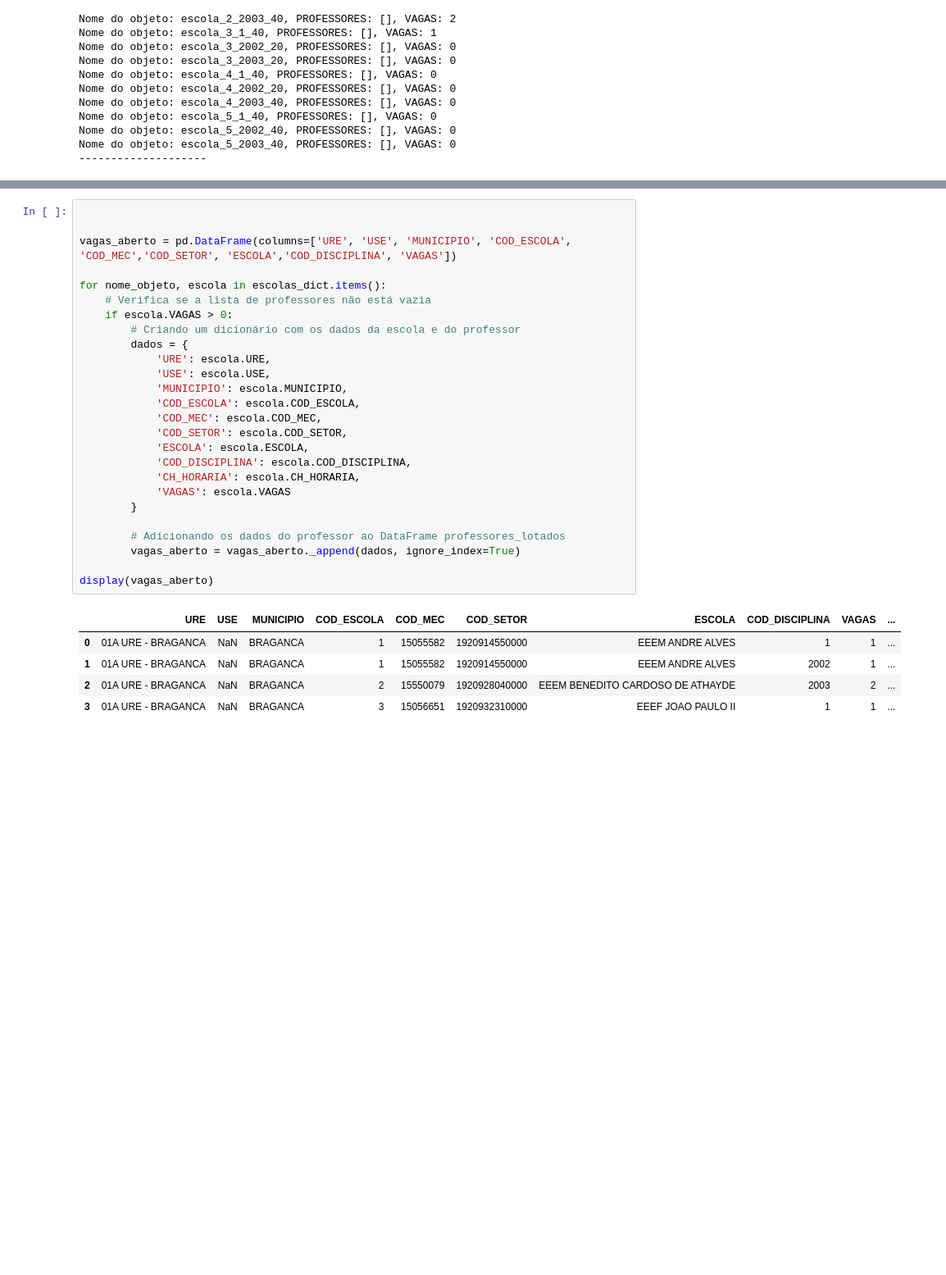
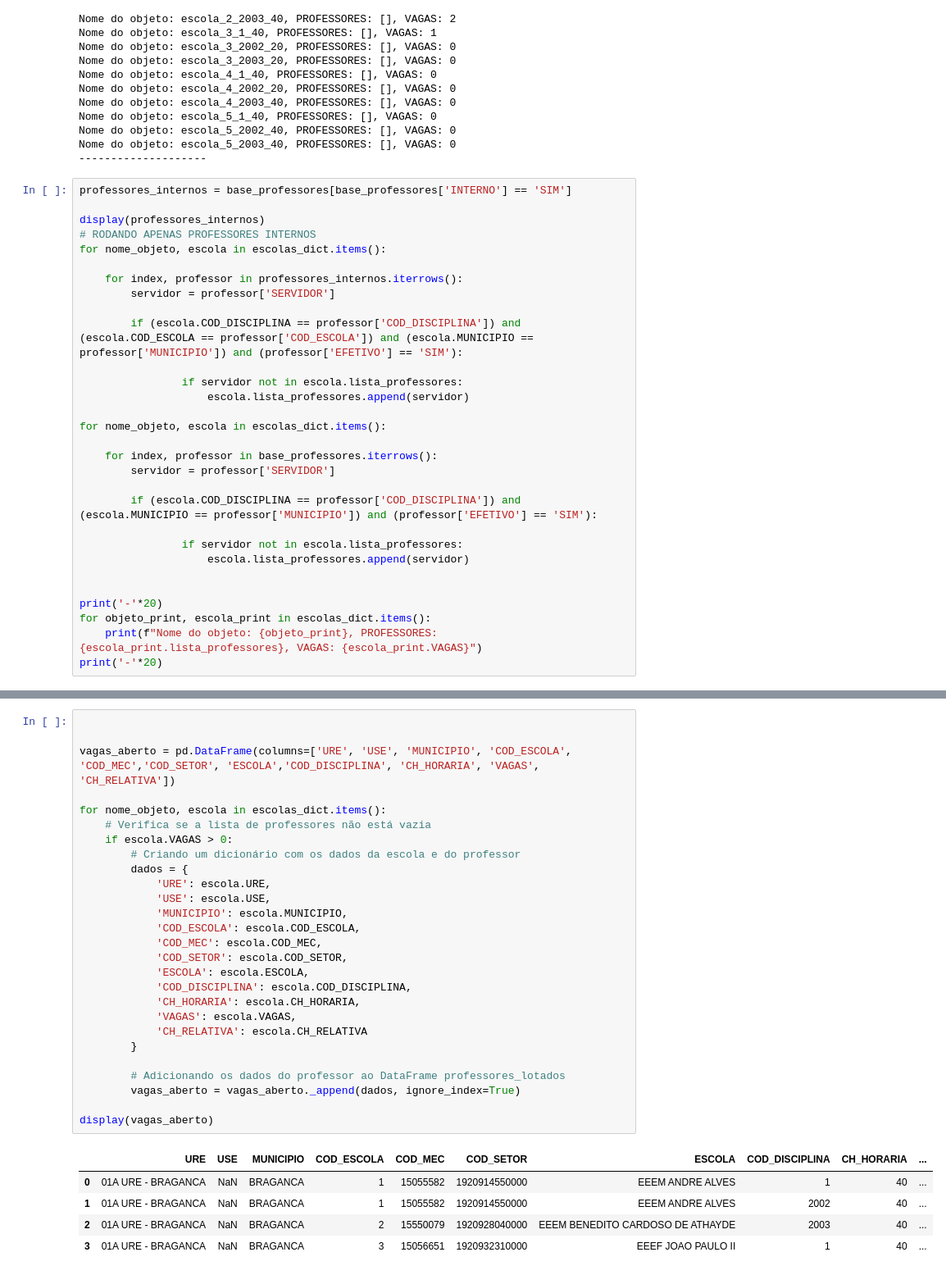
Before and after one commit to LH-Carreira/Algoritmo-lotacao, a Jupyter notebook: 02.ipynb, the cells around one changed output, grey strips where cells are left out. Shown at 82% size. Cells and saved outputs as stored; diff of their text form; blank space fills up the shorter version.

Commit message:
CH_RELATIVA

```diff
--- a/02.ipynb
+++ b/02.ipynb
@@ -496,3 +501,33 @@ Nome do objeto: escola_5_1_40, PROFESSORES: [], VAGAS: 0
 Nome do objeto: escola_5_2002_40, PROFESSORES: [], VAGAS: 0
 Nome do objeto: escola_5_2003_40, PROFESSORES: [], VAGAS: 0
 --------------------
+# %%
+professores_internos = base_professores[base_professores['INTERNO'] == 'SIM']
+
+display(professores_internos)
+# RODANDO APENAS PROFESSORES INTERNOS
+for nome_objeto, escola in escolas_dict.items():
+
+    for index, professor in professores_internos.iterrows():
+        servidor = professor['SERVIDOR']
+
+        if (escola.COD_DISCIPLINA == professor['COD_DISCIPLINA']) and (escola.COD_ESCOLA == professor['COD_ESCOLA']) and (escola.MUNICIPIO == professor['MUNICIPIO']) and (professor['EFETIVO'] == 'SIM'):
+
+                if servidor not in escola.lista_professores:
+                    escola.lista_professores.append(servidor)
+
+for nome_objeto, escola in escolas_dict.items():
+
+    for index, professor in base_professores.iterrows():
+        servidor = professor['SERVIDOR']
+
+        if (escola.COD_DISCIPLINA == professor['COD_DISCIPLINA']) and (escola.MUNICIPIO == professor['MUNICIPIO']) and (professor['EFETIVO'] == 'SIM'):
+
+                if servidor not in escola.lista_professores:
+                    escola.lista_professores.append(servidor)
+
+
+print('-'*20)
+for objeto_print, escola_print in escolas_dict.items():
+    print(f"Nome do objeto: {objeto_print}, PROFESSORES: {escola_print.lista_professores}, VAGAS: {escola_print.VAGAS}")
+print('-'*20)
@@ -499,35 +690,36 @@ Nome do objeto: escola_5_2003_40, PROFESSORES: [], VAGAS: 0
 # %%
 
 
-vagas_aberto = pd.DataFrame(columns=['URE', 'USE', 'MUNICIPIO', 'COD_ESCOLA', 'COD_MEC','COD_SETOR', 'ESCOLA','COD_DISCIPLINA', 'VAGAS'])
+vagas_aberto = pd.DataFrame(columns=['URE', 'USE', 'MUNICIPIO', 'COD_ESCOLA', 'COD_MEC','COD_SETOR', 'ESCOLA','COD_DISCIPLINA', 'CH_HORARIA', 'VAGAS', 'CH_RELATIVA'])
 
 for nome_objeto, escola in escolas_dict.items():
     # Verifica se a lista de professores não está vazia
     if escola.VAGAS > 0:
         # Criando um dicionário com os dados da escola e do professor
         dados = {
             'URE': escola.URE,
             'USE': escola.USE,
             'MUNICIPIO': escola.MUNICIPIO,
             'COD_ESCOLA': escola.COD_ESCOLA,
             'COD_MEC': escola.COD_MEC,
             'COD_SETOR': escola.COD_SETOR,
             'ESCOLA': escola.ESCOLA,
             'COD_DISCIPLINA': escola.COD_DISCIPLINA,
             'CH_HORARIA': escola.CH_HORARIA,
-            'VAGAS': escola.VAGAS
+            'VAGAS': escola.VAGAS,
+            'CH_RELATIVA': escola.CH_RELATIVA
         }
 
         # Adicionando os dados do professor ao DataFrame professores_lotados
         vagas_aberto = vagas_aberto._append(dados, ignore_index=True)
 
 display(vagas_aberto)
 # %% [output]
-|  | URE | USE | MUNICIPIO | COD_ESCOLA | COD_MEC | COD_SETOR | ESCOLA | COD_DISCIPLINA | VAGAS | ... |
-| 0 | 01A URE - BRAGANCA | NaN | BRAGANCA | 1 | 15055582 | 1920914550000 | EEEM ANDRE ALVES | 1 | 1 | ... |
-| 1 | 01A URE - BRAGANCA | NaN | BRAGANCA | 1 | 15055582 | 1920914550000 | EEEM ANDRE ALVES | 2002 | 1 | ... |
-| 2 | 01A URE - BRAGANCA | NaN | BRAGANCA | 2 | 15550079 | 1920928040000 | EEEM BENEDITO CARDOSO DE ATHAYDE | 2003 | 2 | ... |
-| 3 | 01A URE - BRAGANCA | NaN | BRAGANCA | 3 | 15056651 | 1920932310000 | EEEF JOAO PAULO II | 1 | 1 | ... |
+|  | URE | USE | MUNICIPIO | COD_ESCOLA | COD_MEC | COD_SETOR | ESCOLA | COD_DISCIPLINA | CH_HORARIA | ... |
+| 0 | 01A URE - BRAGANCA | NaN | BRAGANCA | 1 | 15055582 | 1920914550000 | EEEM ANDRE ALVES | 1 | 40 | ... |
+| 1 | 01A URE - BRAGANCA | NaN | BRAGANCA | 1 | 15055582 | 1920914550000 | EEEM ANDRE ALVES | 2002 | 40 | ... |
+| 2 | 01A URE - BRAGANCA | NaN | BRAGANCA | 2 | 15550079 | 1920928040000 | EEEM BENEDITO CARDOSO DE ATHAYDE | 2003 | 40 | ... |
+| 3 | 01A URE - BRAGANCA | NaN | BRAGANCA | 3 | 15056651 | 1920932310000 | EEEF JOAO PAULO II | 1 | 40 | ... |
 # %%
 professores_lotados = professores_lotados.sort_values(by='COD_ESCOLA', ascending=True)
 
```
Also changed, not shown: parts of 6 cells of this notebook, 1 other file.
